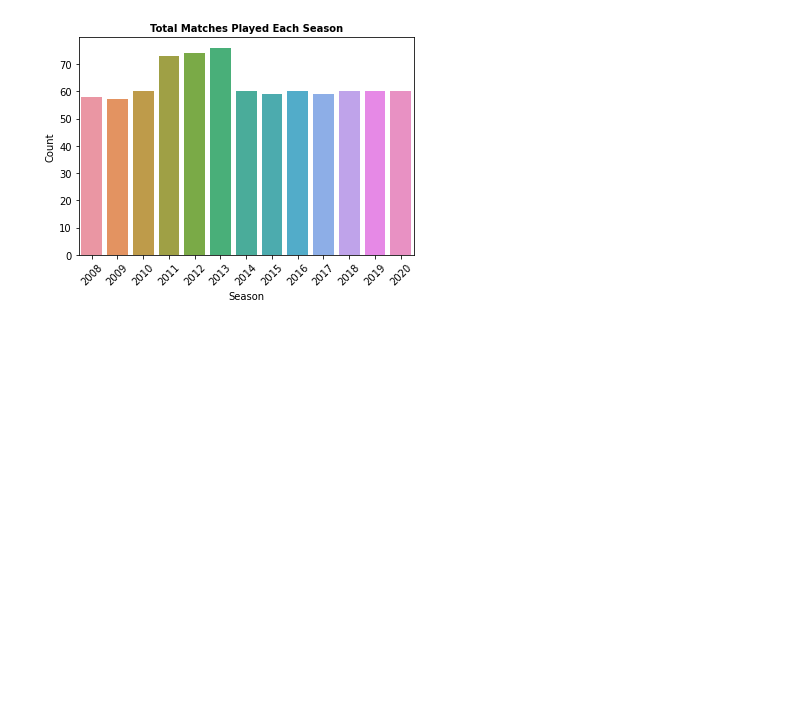
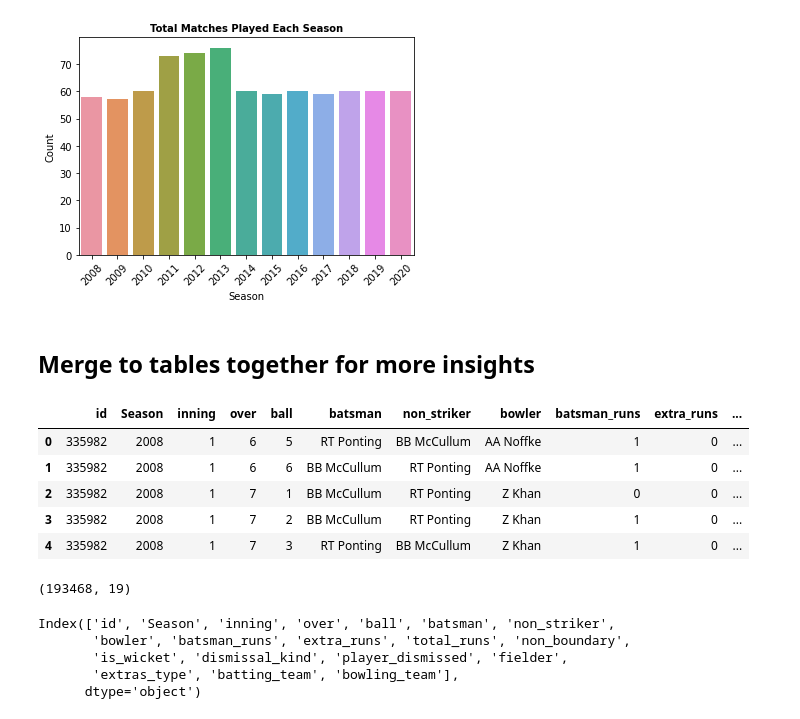
Before and after one commit to Jogwums/Data-Analysis-Cl01, a Jupyter notebook: EDA_crickets/eda.ipynb, the cells around one changed output. Saved outputs shown, nothing was run; the diff lists cells and outputs as text; code cells hidden in the pictures; blank space fills up the shorter version.

```diff
--- a/EDA_crickets/eda.ipynb
+++ b/EDA_crickets/eda.ipynb
@@ -194,3 +194,5 @@ plt.title('Total Matches Played Each Season', fontsize=10, fontweight='bold')
 # %% [output]
 Text(0.5, 1.0, 'Total Matches Played Each Season')
 [figure]
+# %% [markdown]
+## Merge to tables together for more insights
@@ -196,0 +202,21 @@ Text(0.5, 1.0, 'Total Matches Played Each Season')
+# %%
+season_data.head()
+# %% [output]
+|  | id | Season | inning | over | ball | batsman | non_striker | bowler | batsman_runs | extra_runs | ... |
+| 0 | 335982 | 2008 | 1 | 6 | 5 | RT Ponting | BB McCullum | AA Noffke | 1 | 0 | ... |
+| 1 | 335982 | 2008 | 1 | 6 | 6 | BB McCullum | RT Ponting | AA Noffke | 1 | 0 | ... |
+| 2 | 335982 | 2008 | 1 | 7 | 1 | BB McCullum | RT Ponting | Z Khan | 0 | 0 | ... |
+| 3 | 335982 | 2008 | 1 | 7 | 2 | BB McCullum | RT Ponting | Z Khan | 1 | 0 | ... |
+| 4 | 335982 | 2008 | 1 | 7 | 3 | RT Ponting | BB McCullum | Z Khan | 1 | 0 | ... |
+# %%
+season_data.shape
+# %% [output]
+(193468, 19)
+# %%
+season_data.columns
+# %% [output]
+Index(['id', 'Season', 'inning', 'over', 'ball', 'batsman', 'non_striker',
+       'bowler', 'batsman_runs', 'extra_runs', 'total_runs', 'non_boundary',
+       'is_wicket', 'dismissal_kind', 'player_dismissed', 'fielder',
+       'extras_type', 'batting_team', 'bowling_team'],
+      dtype='object')
```
Also changed, not shown: parts of 4 cells of this notebook.
